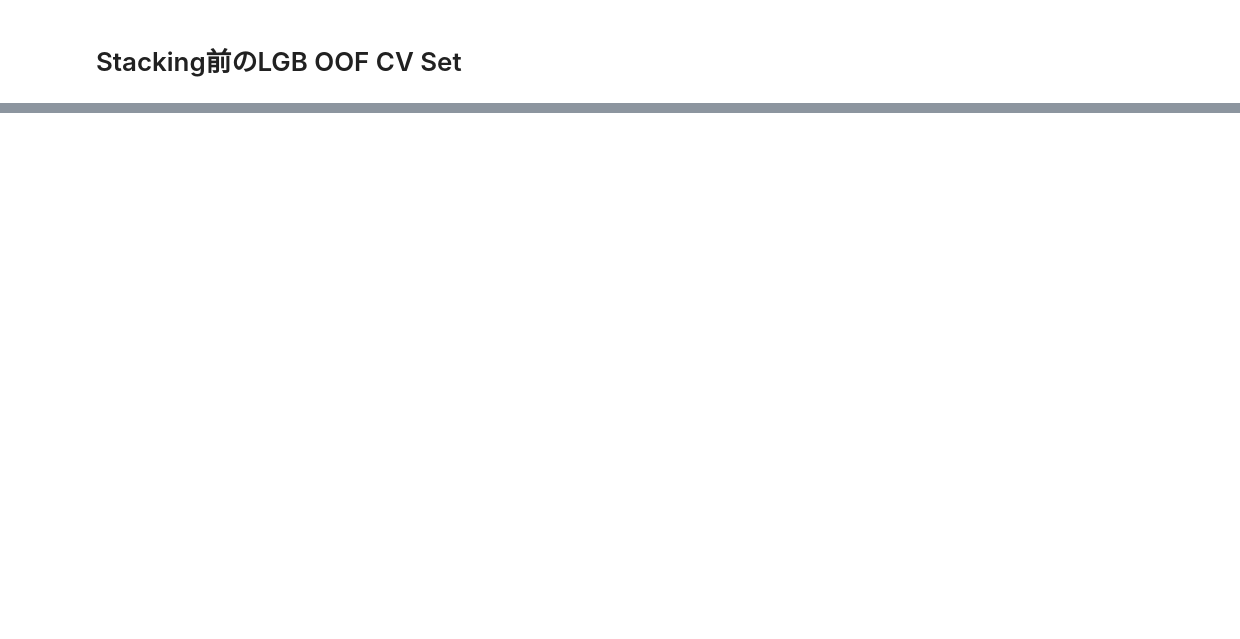
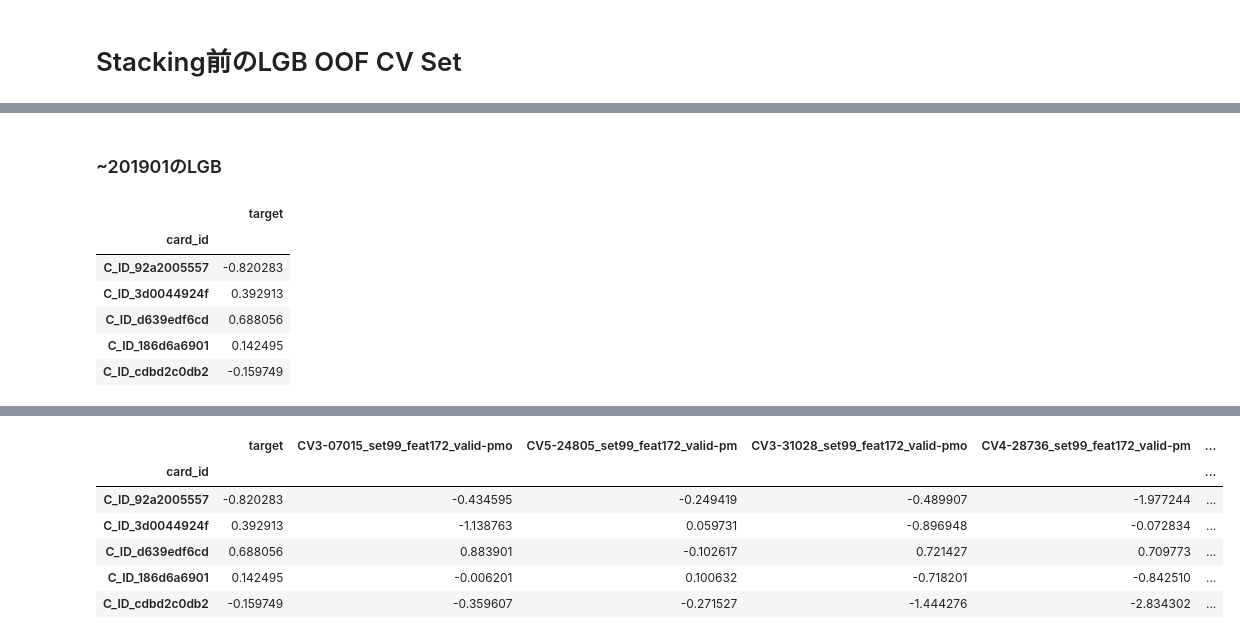
Before and after one commit to Chestnut1999/Elo-Recommendation-23place, a Jupyter notebook: jpy/600_elo_team_oof_cv_share.ipynb, the cells around one changed output, grey strips where cells are left out. Cells and saved outputs as stored; diff of their text form; code cells hidden in the pictures; blank space fills up the shorter version.

```diff
--- a/jpy/600_elo_team_oof_cv_share.ipynb
+++ b/jpy/600_elo_team_oof_cv_share.ipynb
@@ -426,0 +514,73 @@ base.head()
+# %% [markdown]
+### ~201901のLGB
+# %%
+#========================================================================
+# Stacking前のLGB OOF CV Set
+base = utils.read_df_pkl('../input/base_no_out_clf.gz')[[key, target]].set_index(key)
+display(base.head())
+
+lgb_path_list = glob.glob('../stack/dir_01/*.gz')
+
+for path in lgb_path_list:
+
+    filename = re.search(r'/([^/.]*).gz', path.replace('.', '-')).group(1)
+    if filename.count('CV3-35'):
+        print(filename)
+
+    if filename.count('NN') or filename.count('blend'):
+        continue
+
+    cv = re.search(r'CV([^/.]*)_', filename).group(1)
+    try:
+        eset = re.search(r'ESET([^/.])_', filename).group(1)
+    except AttributeError:
+        eset = 99
+    try:
+        feat_num = re.search(r'01_([^/%d]*)feats', filename).group(1)
+    except AttributeError:
+        feat_num = 0
+    try:
+        valid_type = re.search(r'valid-([^/%d]*)_', filename).group(1)
+    except AttributeError:
+        if filename.count('ods'):
+            valid_type = 'ods'
+        elif filename.count('pmo'):
+            valid_type = 'pmo'
+        elif filename.count('pm'):
+            valid_type = 'pm'
+        else:
+            valid_type = '0'
+
+
+    tmp = utils.read_pkl_gzip(path)
+    if 'pred_mean' in tmp.columns:
+        tmp = tmp[[key, 'pred_mean']].set_index(key)
+        pred_col = 'pred_mean'
+    else:
+        tmp = tmp[[key, 'prediction']].set_index(key)
+        pred_col = 'prediction'
+
+    if filename.count('huber'):
+        col_name = f'CV{cv[:7]}_set{eset}_feat{feat_num}_valid-{valid_type}_obj-huber'
+    elif filename.count('fair'):
+        col_name = f'CV{cv[:7]}_set{eset}_feat{feat_num}_valid-{valid_type}_obj-fair'
+    elif filename.count('mape'):
+        col_name = f'CV{cv[:7]}_set{eset}_feat{feat_num}_valid-{valid_type}_obj-mape'
+    else:
+        col_name = f'CV{cv[:7]}_set{eset}_feat{feat_num}_valid-{valid_type}'
+
+    print(col_name)
+    base[col_name] = tmp[pred_col]
+
+utils.to_pkl_gzip(obj=base.reset_index(), path=f'../kaggle_oof_set/0220_go_OOF_CV_single_LGB_Various_Validation_Set_Train_{len(base.columns)-1}set.csv')
+# base.to_csv(f'../kaggle_oof_set/0219_go_OOF_CV_single_LGB_{len(base.columns)-1}set.csv')
+base.head()
+# ========================================================================
+# %% [output]
+|  | target |
+| card_id |  |
+| C_ID_92a2005557 | -0.820283 |
+| C_ID_3d0044924f | 0.392913 |
+| C_ID_d639edf6cd | 0.688056 |
+| C_ID_186d6a6901 | 0.142495 |
+| C_ID_cdbd2c0db2 | -0.159749 |
@@ -426,0 +604,7 @@ base.head()
+|  | target | CV3-07015_set99_feat172_valid-pmo | CV5-24805_set99_feat172_valid-pm | CV3-31028_set99_feat172_valid-pmo | CV4-28736_set99_feat172_valid-pm | ... |
+| card_id |  |  |  |  |  | ... |
+| C_ID_92a2005557 | -0.820283 | -0.434595 | -0.249419 | -0.489907 | -1.977244 | ... |
+| C_ID_3d0044924f | 0.392913 | -1.138763 | 0.059731 | -0.896948 | -0.072834 | ... |
+| C_ID_d639edf6cd | 0.688056 | 0.883901 | -0.102617 | 0.721427 | 0.709773 | ... |
+| C_ID_186d6a6901 | 0.142495 | -0.006201 | 0.100632 | -0.718201 | -0.842510 | ... |
+| C_ID_cdbd2c0db2 | -0.159749 | -0.359607 | -0.271527 | -1.444276 | -2.834302 | ... |
```
Also changed, not shown: parts of 6 cells of this notebook, 9 other files.
